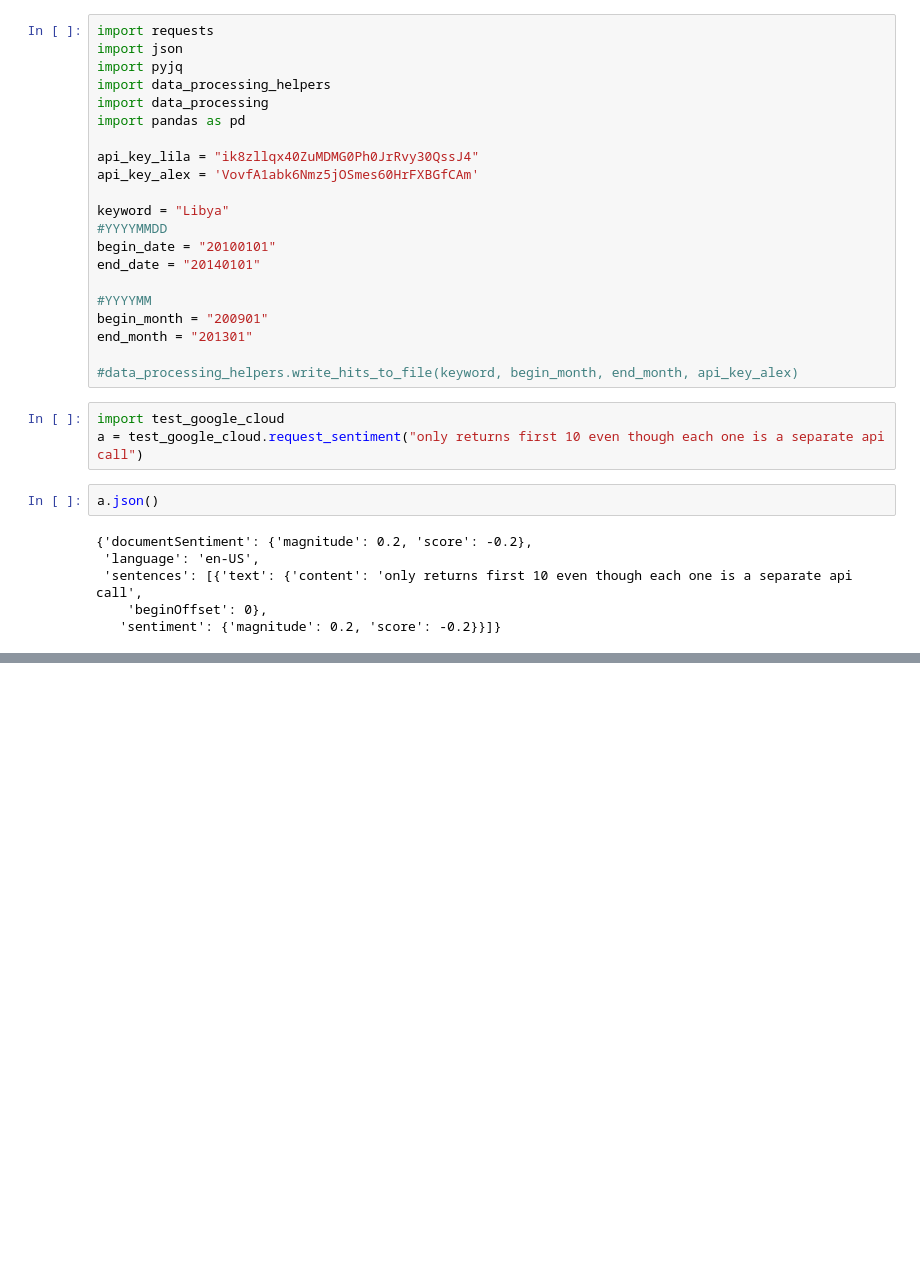
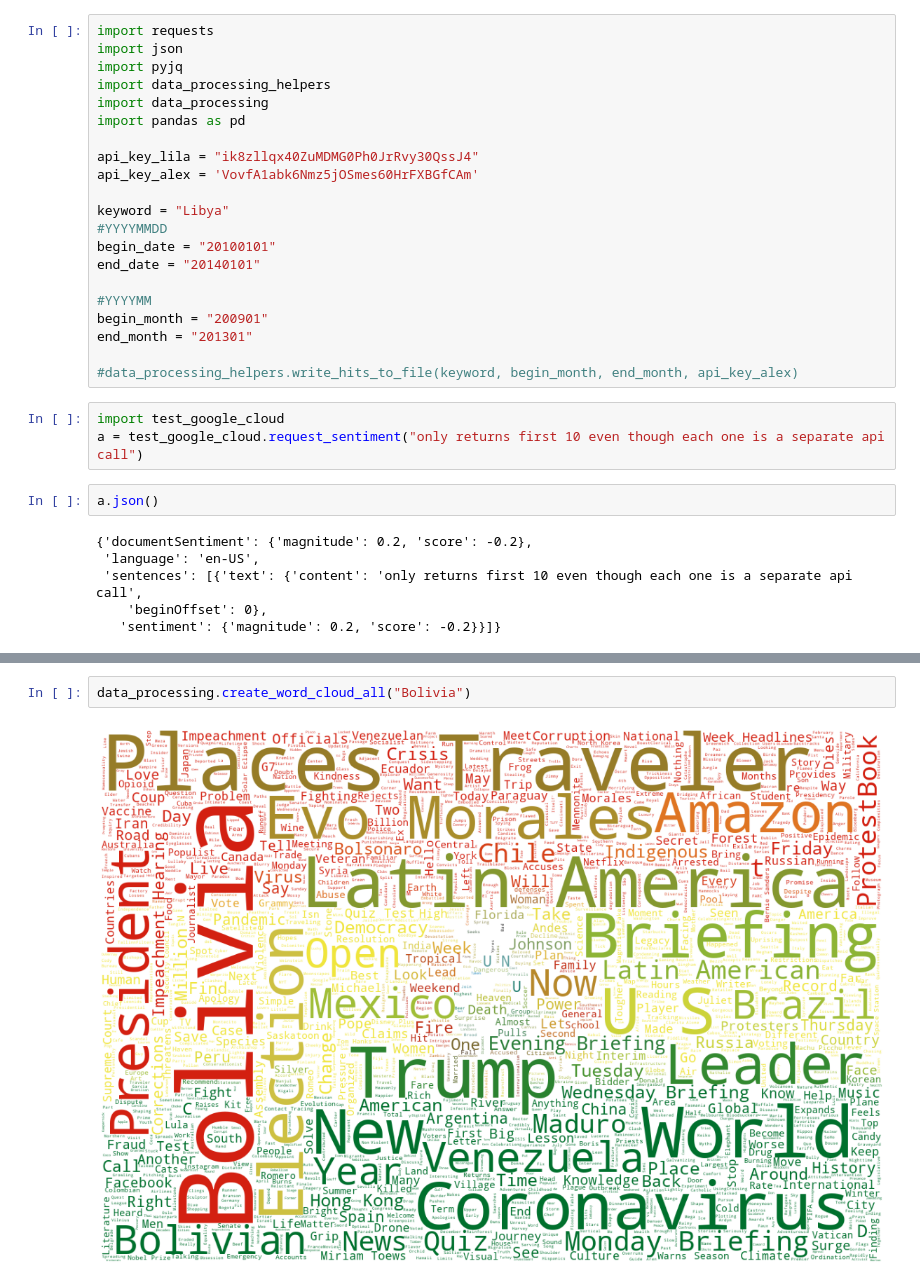
Before and after one commit to olincollege/softdes-nytimes-countries, a Jupyter notebook: test-essay.ipynb, the cells around one changed output, grey strips where cells are left out. Drawn from its saved outputs; the diff is of its cells as text; blank space fills up the shorter version.

```diff
--- a/test-essay.ipynb
+++ b/test-essay.ipynb
@@ -38,0 +40,4 @@ a.json()
+# %%
+data_processing.create_word_cloud_all("Bolivia")
+# %% [output]
+[figure, added]
```
Also changed, not shown: parts of 3 cells of this notebook, 4 other files.
